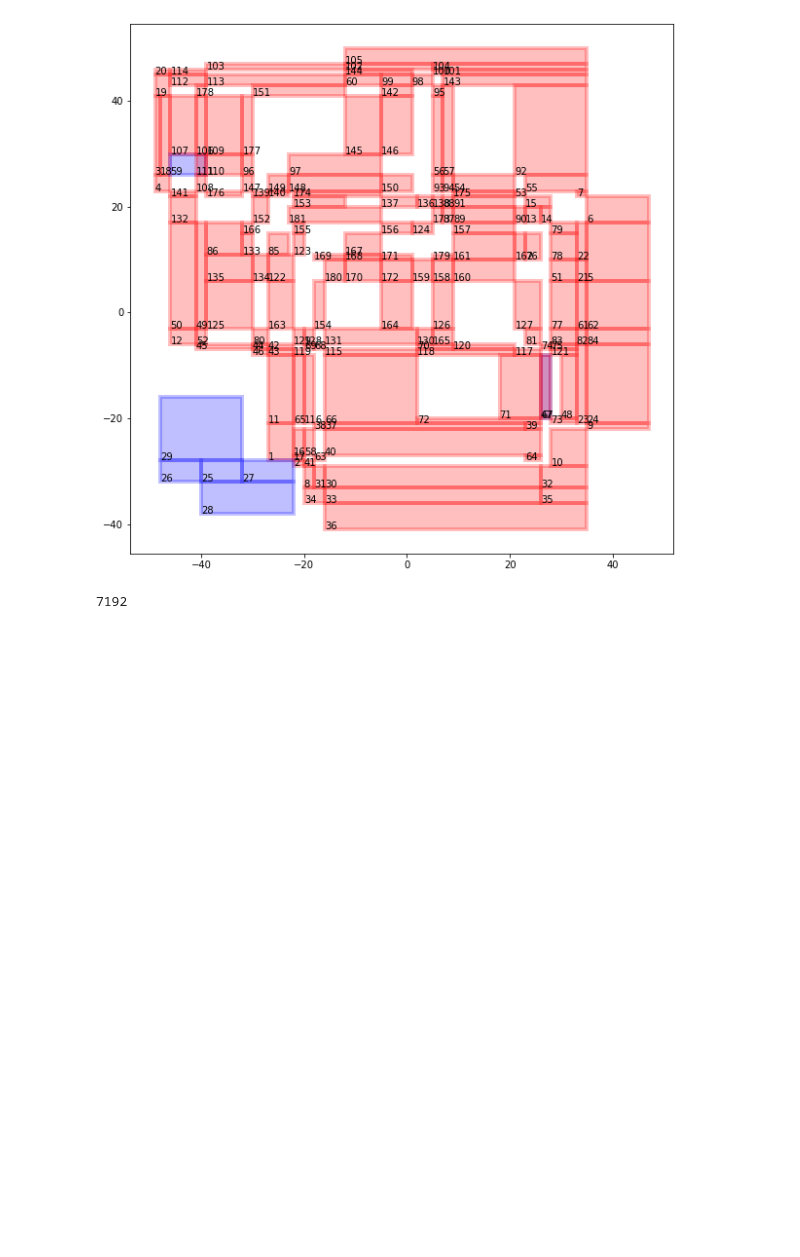
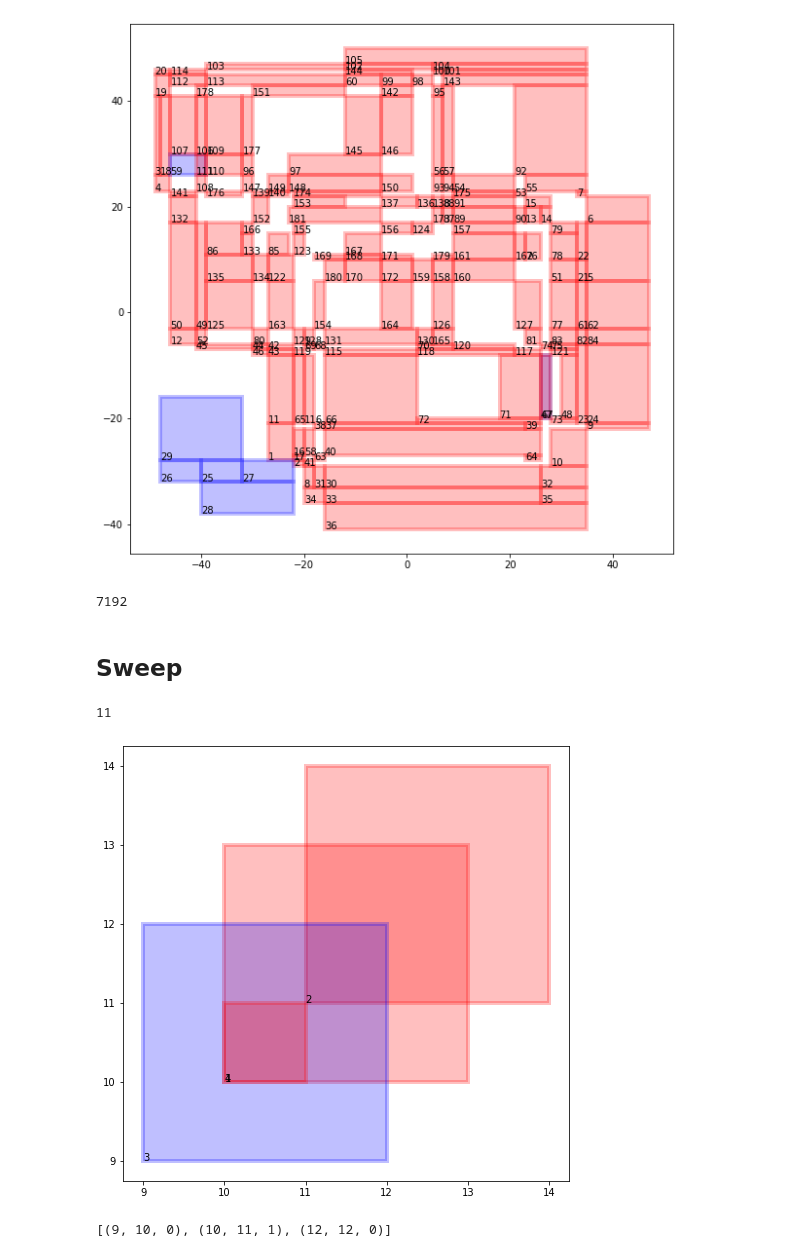
Before and after one commit to nickjhughes/advent, a Jupyter notebook: 2021/22.ipynb, the cells around one changed output. Saved outputs shown, nothing was run; the diff lists cells and outputs as text; code cells hidden in the pictures; blank space fills up the shorter version.

```diff
--- a/2021/22.ipynb
+++ b/2021/22.ipynb
@@ -530,3 +530,51 @@ for step in steps:
 print(int(cubes.sum()))
 # %% [output]
 7192
+# %% [markdown]
+## Sweep
+# %%
+lines = [
+    'on x=10..12,y=10..12,z=10..12',
+    'on x=11..13,y=11..13,z=11..13',
+    'off x=9..11,y=9..11,z=9..11',
+    'on x=10..10,y=10..10,z=10..10',
+]
+# %%
+steps = []
+for line in lines:
+    state, coords = line.split()
+    state = 1 if state == 'on' else 0
+    ranges = []
+    for coord in coords.split(','):
+        _, range_ = coord.split('=')
+        ranges.append(tuple(int(v) for v in range_.split('..')))
+    steps.append((state, ranges))
+# %%
+xrange, yrange = np.arange(-50, 51), np.arange(-50, 51)
+cubes = np.zeros((len(xrange), len(yrange)))
+
+for step in steps:
+    state, ranges = step
+    x, y, _ = ranges
+    x = np.clip(x, -50, 50) + 50
+    y = np.clip(y, -50, 50) + 50
+    cubes[x[0]:x[1]+1, y[0]:y[1]+1] = state
+print(int(cubes.sum()))
+# %% [output]
+11
+# %%
+ax = plt.figure(figsize=(8, 8)).add_subplot(111)
+
+for i, step in enumerate(steps):
+    state, ranges = step
+    x, y, _ = ranges
+    ax.add_patch(Rectangle(
+        (x[0], y[0]), x[1] - x[0] + 1, y[1] - y[0] + 1,
+        color='red' if state == 1 else 'blue',
+        alpha=0.25,
+        linewidth=4
+    ))
+    ax.text(x[0], y[0], str(i+1))
+ax.plot([10, 10], [10, 10]);
+# %% [output]
+[figure, added]
@@ -532,0 +600,30 @@ print(int(cubes.sum()))
+# %%
+endpoints = []
+for i, xrange in enumerate(all_x_ranges[1]):
+    state, xr, seq = xrange
+    endpoints.append((xr[0], 0, state, seq, i))
+    endpoints.append((xr[1], 1, state, seq, i))
+endpoints = sorted(endpoints, key=lambda e: (e[0], e[1]))
+
+le, re = 0, 0
+last_zero = -1
+last_state = endpoints[0][2]
+supersets = []
+for i, endpoint in enumerate(endpoints):
+    x, se, state, seq, interval = endpoint
+    if state != last_state:
+        le, re = 0, 0
+        supersets.append((endpoints[last_zero+1][0], x, last_state))
+        last_zero = i
+    if se == 0:
+        le += 1
+    elif se == 1:
+        re += 1
+    if le - re == 0:
+        le, re = 0, 0
+        supersets.append((endpoints[last_zero+1][0], x, state))
+        last_zero = i
+    last_state = state
+print(supersets)
+# %% [output]
+[(9, 10, 0), (10, 11, 1), (12, 12, 0)]
```
Also changed, not shown: parts of 1 cell of this notebook, 2 other files.
